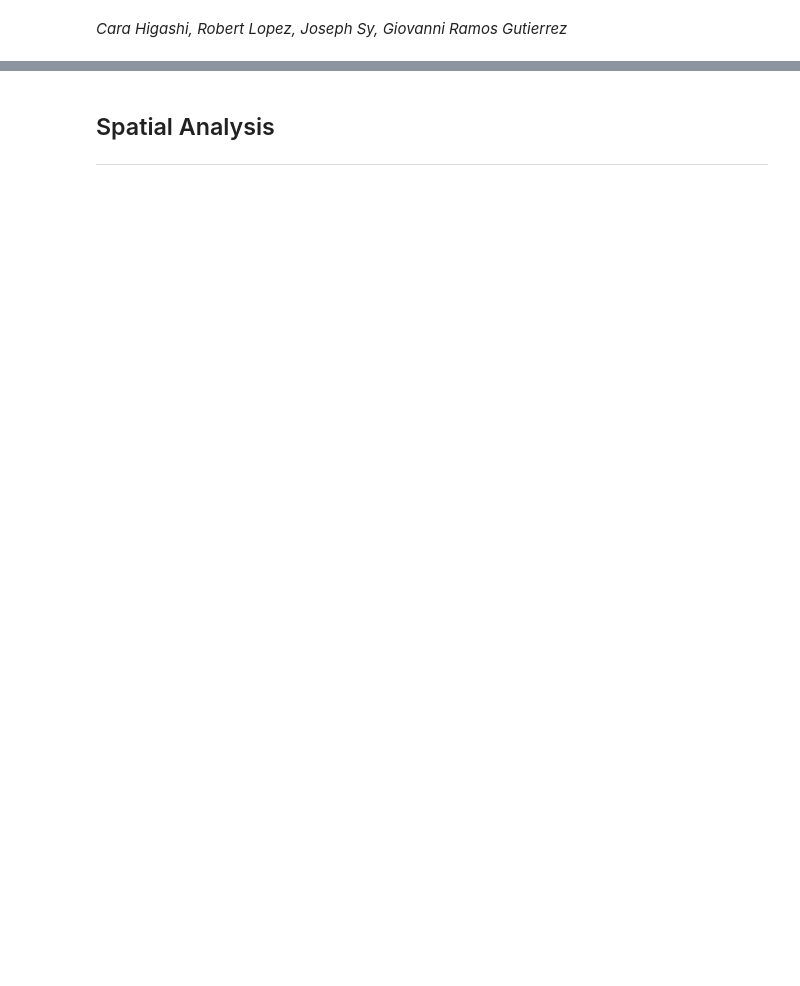
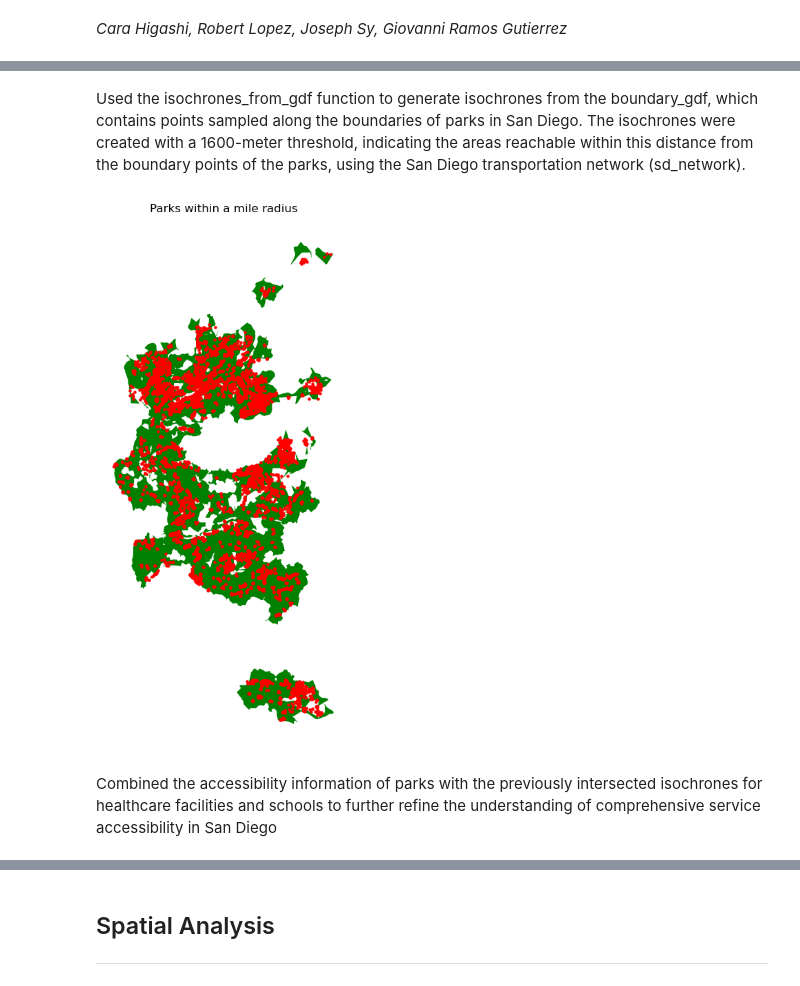
Before and after one commit to robertl0500/15-minute-analysis, a Jupyter notebook: 15-minute-package/sd-analysis.ipynb, the cells around one changed output, grey strips where cells are left out. Saved outputs shown, nothing was run; the diff lists cells and outputs as text; code cells hidden in the pictures; blank space fills up the shorter version.

```diff
--- a/15-minute-package/sd-analysis.ipynb
+++ b/15-minute-package/sd-analysis.ipynb
@@ -5,0 +197,14 @@
+# %%
+parks_within_sd = parks_within_sd.to_crs(epsg=4269)
+# %%
+import geopandas as gpd
+import matplotlib.pyplot as plt
+from shapely.geometry import Point
+
+def sample_boundary_points(polygon, num_points=3):
+
+    return [polygon.boundary.interpolate(i / num_points, normalized=True) for i in range(num_points)]
+
+boundary_points = [pt for polygon in parks_within_sd.geometry for pt in sample_boundary_points(polygon)]
+
+boundary_gdf = gpd.GeoDataFrame(geometry=boundary_points, crs=parks_within_sd.crs)
@@ -5,0 +239,5 @@
+# %% [markdown]
+Used the isochrones_from_gdf function to generate isochrones from the boundary_gdf, which contains points sampled along the boundaries of parks in San Diego. The isochrones were created with a 1600-meter threshold, indicating the areas reachable within this distance from the boundary points of the parks, using the San Diego transportation network (sd_network).
+# %%
+file_path="data/sd_parks_iso/s22.shp"
+s22=gpd.read_file(file_path)
@@ -5,0 +246,4 @@
+# %%
+s22 = s22.rename(columns={'distance': 'distance_parks'})
+
+intersection_result2 = gpd.overlay(s22,intersection_result1 , how='intersection')
@@ -5,0 +252,16 @@
+# %%
+f, ax = plt.subplots(figsize=(12, 10))
+
+s22.plot(color='green', ax=ax)
+
+boundary_gdf.plot(ax=ax, color='red', markersize=5)
+
+plt.title('Parks within a mile radius')
+
+ax.axis('off')
+
+plt.show()
+# %% [output]
+[figure, added]
+# %% [markdown]
+Combined the accessibility information of parks with the previously intersected isochrones for healthcare facilities and schools to further refine the understanding of comprehensive service accessibility in San Diego
```
Also changed, not shown: parts of 266 cells of this notebook, 21 other files.
